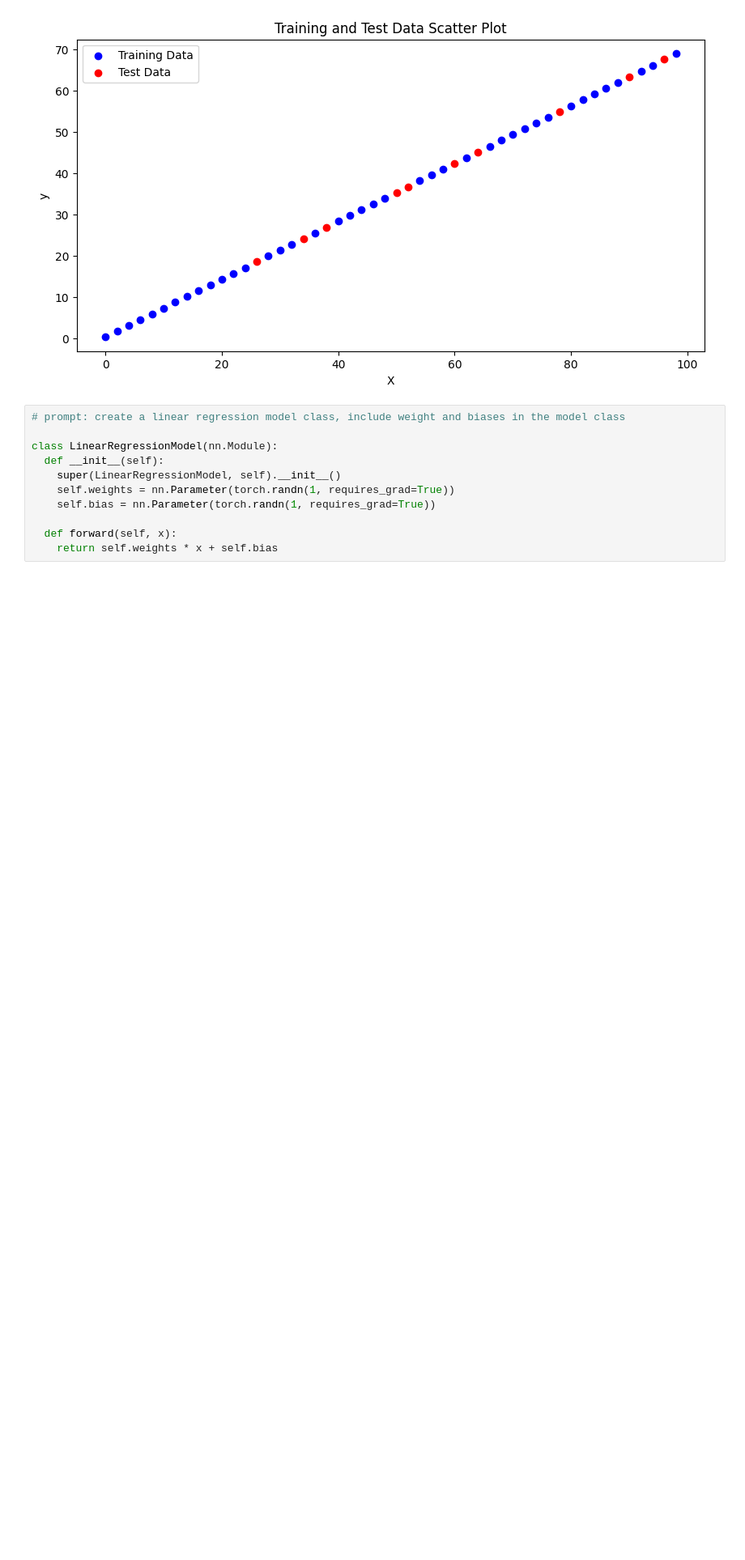
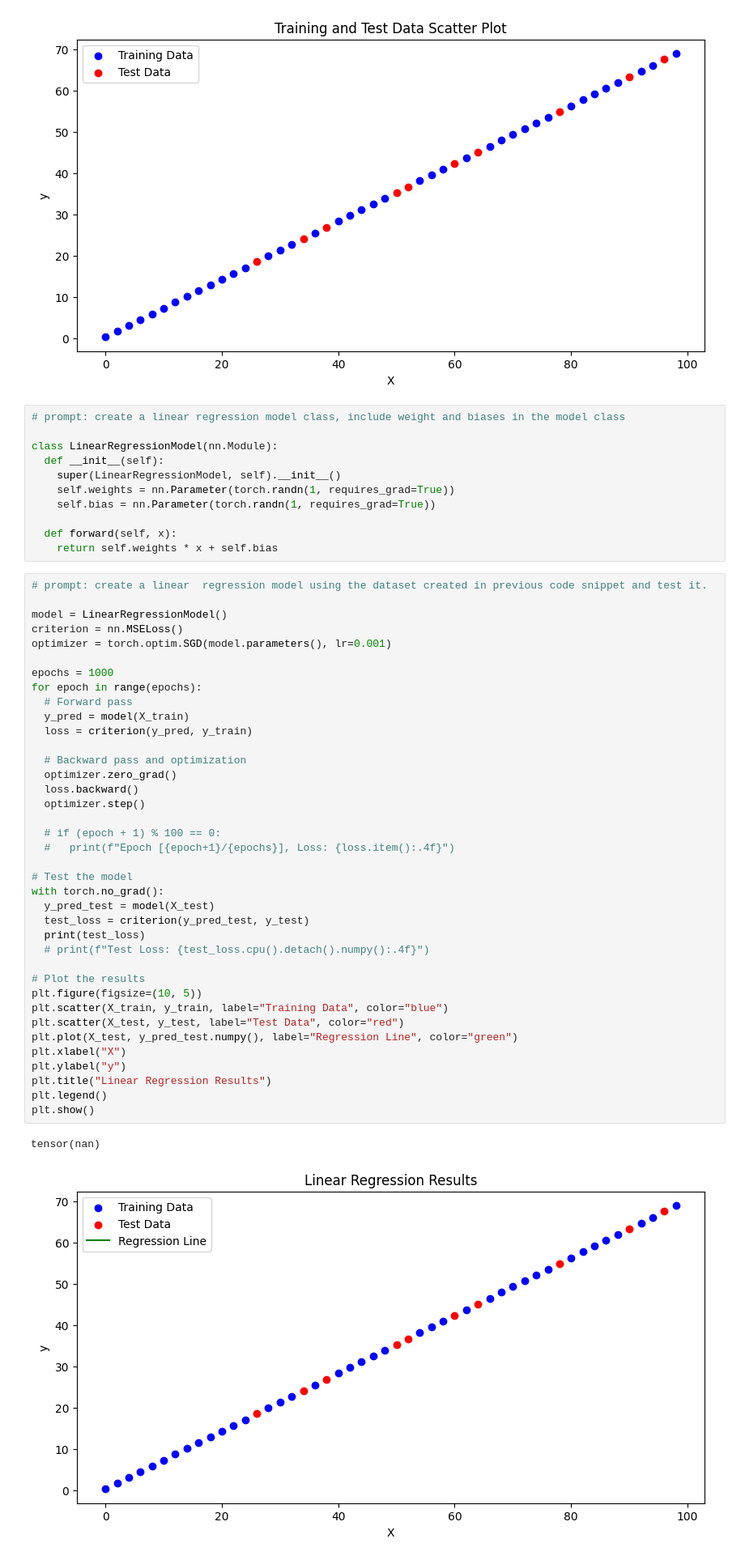
Before and after one commit to Ali-Haider006/Pytorch, a Jupyter notebook: pytorch_Workflow.ipynb, the cells around one changed output. Shown at 81% size. Saved outputs shown, nothing was run; the diff lists cells and outputs as text; blank space fills up the shorter version.

```diff
--- a/pytorch_Workflow.ipynb
+++ b/pytorch_Workflow.ipynb
@@ -72,3 +72,44 @@ class LinearRegressionModel(nn.Module):
 
   def forward(self, x):
     return self.weights * x + self.bias
+# %%
+# prompt: create a linear  regression model using the dataset created in previous code snippet and test it.
+
+model = LinearRegressionModel()
+criterion = nn.MSELoss()
+optimizer = torch.optim.SGD(model.parameters(), lr=0.001)
+
+epochs = 1000
+for epoch in range(epochs):
+  # Forward pass
+  y_pred = model(X_train)
+  loss = criterion(y_pred, y_train)
+
+  # Backward pass and optimization
+  optimizer.zero_grad()
+  loss.backward()
+  optimizer.step()
+
+  # if (epoch + 1) % 100 == 0:
+  #   print(f"Epoch [{epoch+1}/{epochs}], Loss: {loss.item():.4f}")
+
+# Test the model
+with torch.no_grad():
+  y_pred_test = model(X_test)
+  test_loss = criterion(y_pred_test, y_test)
+  print(test_loss)
+  # print(f"Test Loss: {test_loss.cpu().detach().numpy():.4f}")
+
+# Plot the results
+plt.figure(figsize=(10, 5))
+plt.scatter(X_train, y_train, label="Training Data", color="blue")
+plt.scatter(X_test, y_test, label="Test Data", color="red")
+plt.plot(X_test, y_pred_test.numpy(), label="Regression Line", color="green")
+plt.xlabel("X")
+plt.ylabel("y")
+plt.title("Linear Regression Results")
+plt.legend()
+plt.show()
+# %% [output]
+tensor(nan)
+[figure, added]
```
Also changed, not shown: parts of 6 cells of this notebook.
